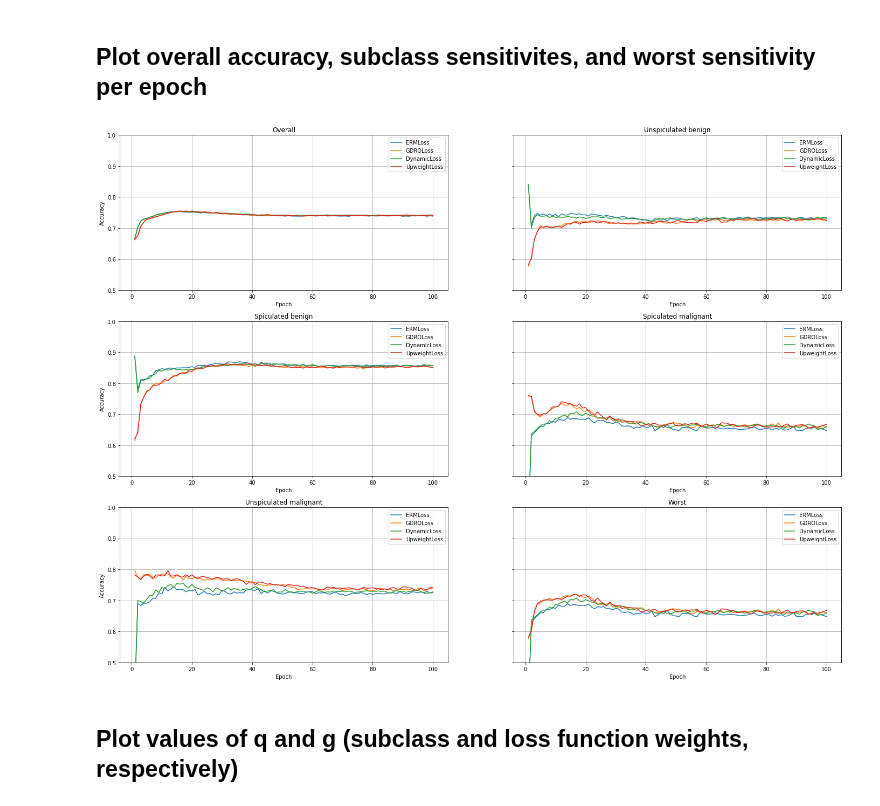
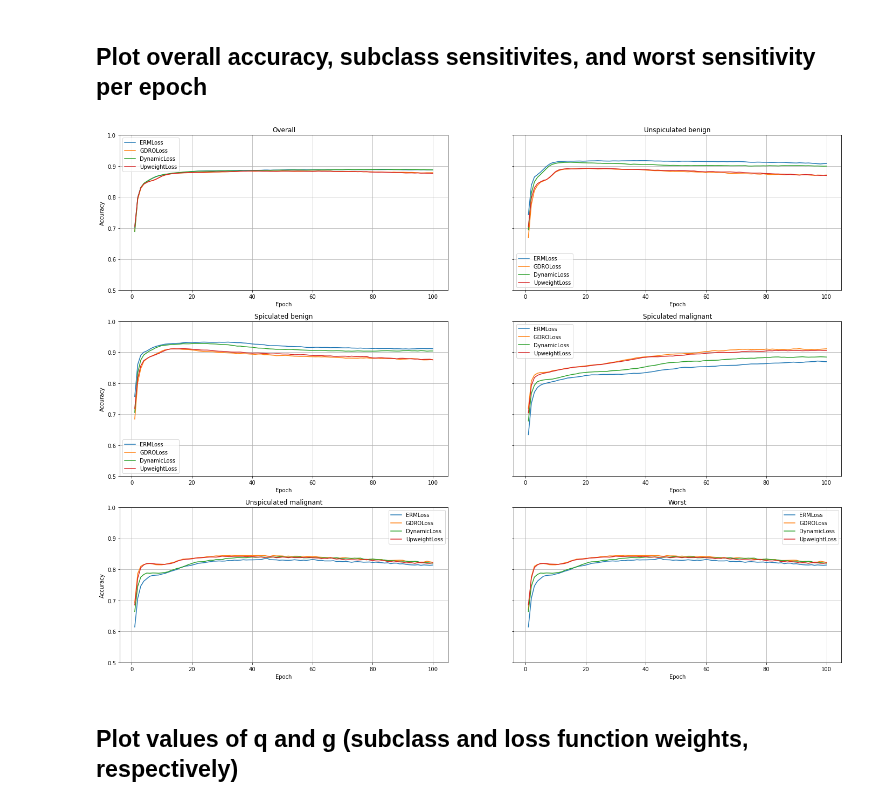
Before and after one commit to mtzig/LIDC_GDRO, a Jupyter notebook: notebooks/run_test.ipynb, the cells around one changed output. Drawn from its saved outputs; the diff is of its cells as text; code cells hidden in the pictures.

```diff
--- a/notebooks/run_test.ipynb
+++ b/notebooks/run_test.ipynb
@@ -249,49 +263,52 @@ load_dir = 'test_results/standardized/LIDC_CNN_features_CNN_clusters_20220721_12
 # %% [markdown]
 ## Plot overall accuracy, subclass sensitivites, and worst sensitivity per epoch
 # %%
-def plot_acc:
-loaded_accuracies = pd.read_csv(load_dir + 'accuracies.csv')
-N = max(loaded_accuracies["trial"]) + 1
-epochs = max(loaded_accuracies["epoch"]) + 1
-subtypes = list(loaded_accuracies["subtype"].unique())
-algorithms = loaded_accuracies.columns
+def plot_acc():
+    loaded_accuracies = pd.read_csv(load_dir + 'accuracies.csv')
+    N = max(loaded_accuracies["trial"]) + 1
+    epochs = max(loaded_accuracies["epoch"]) + 1
+    subtypes = list(loaded_accuracies["subtype"].unique())
+    algorithms = loaded_accuracies.columns
 
-results = loaded_accuracies.drop(columns=["subtype", "epoch", "trial"]).to_dict('list')
-results_df = pd.DataFrame(results, index=pd.MultiIndex.from_product([range(N), range(epochs), subtypes], names=["trial", "epoch", "subtype"]))
+    results = loaded_accuracies.drop(columns=["subtype", "epoch", "trial"]).to_dict('list')
+    results_df = pd.DataFrame(results, index=pd.MultiIndex.from_product([range(N), range(epochs), subtypes], names=["trial", "epoch", "subtype"]))
 
-trial_means = results_df.unstack().unstack().mean(axis=0).unstack(level=0).unstack(level=0).stack()
-worst_group = trial_means.stack().unstack(level=1).drop(columns="Overall").min(axis=1).unstack()
-worst_group.index = pd.MultiIndex.from_tuples([(epoch, "Worst") for epoch in worst_group.index], names=["epoch", "subtype"])
-trial_means = pd.concat([trial_means, worst_group])
+    trial_means = results_df.unstack().unstack().mean(axis=0).unstack(level=0).unstack(level=0).stack()
+    worst_group = trial_means.stack().unstack(level=1).drop(columns="Overall").min(axis=1).unstack()
+    worst_group.index = pd.MultiIndex.from_tuples([(epoch, "Worst") for epoch in worst_group.index], names=["epoch", "subtype"])
+    trial_means = pd.concat([trial_means, worst_group])
 
-rolling_window = 1
+    rolling_window = 1
 
-drop_epochs = []  # list(range(40, 100))
+    drop_epochs = []  # list(range(40, 100))
 
-rolling_data = trial_means.unstack(level=1).rolling(rolling_window).mean().stack().drop(drop_epochs, level=0, axis=0, inplace=False)
-# reindex epochs from 1
-rolling_data.index = pd.MultiIndex.from_tuples(zip(rolling_data.index.get_level_values(0) + 1, rolling_data.index.get_level_values(1)), names=["epoch", "subtype"])
+    rolling_data = trial_means.unstack(level=1).rolling(rolling_window).mean().stack().drop(drop_epochs, level=0, axis=0, inplace=False)
+    # reindex epochs from 1
+    rolling_data.index = pd.MultiIndex.from_tuples(zip(rolling_data.index.get_level_values(0) + 1, rolling_data.index.get_level_values(1)), names=["epoch", "subtype"])
 
-plots = [*subtypes, "Worst"]
-# plots = ["Overall", "Worst"]
+    plots = [*subtypes, "Worst"]
+    # plots = ["Overall", "Worst"]
 
-hide = []
+    hide = []
 
-w = 2
+    w = 2
 
-f, a = plt.subplots((len(plots) + 1) // w, w, sharey=True)
+    f, a = plt.subplots((len(plots) + 1) // w, w, sharey=True)
 
-if len(plots) > w:
-    a = [ax for a0 in a for ax in a0]
+    if len(plots) > w:
+        a = [ax for a0 in a for ax in a0]
 
-# plot subtypes sensitivity
+    # plot subtypes sensitivity
 
-#legend=None,xlim=[35, 40],ylim=[0.85,0.88],
+    #legend=None,xlim=[35, 40],ylim=[0.85,0.88],
 
-for i in range(len(plots)):
-    rolling_data.drop(columns=hide).xs(plots[i], level=1).plot(ylim=[0.5,1],xlabel="Epoch",ylabel="Accuracy",kind='line',title=plots[i],ax=a[i],figsize=(12 * w, 6 * ((len(plots) + 1) // w)),grid=True)
+    for i in range(len(plots)):
+        rolling_data.drop(columns=hide).xs(plots[i], level=1).plot(ylim=[0.5,1],xlabel="Epoch",ylabel="Accuracy",kind='line',title=plots[i],ax=a[i],figsize=(12 * w, 6 * ((len(plots) + 1) // w)),grid=True)
-# %% [output]
-[figure, removed]
+# %%
+load_dir = load_root + load_dirs[5]
+plot_acc()
+# %% [output]
+[figure, added]
 # %% [markdown]
 ## Plot values of q and g (subclass and loss function weights, respectively)
 # %%
```
Also changed, not shown: parts of 2 cells of this notebook, 2 other files.
